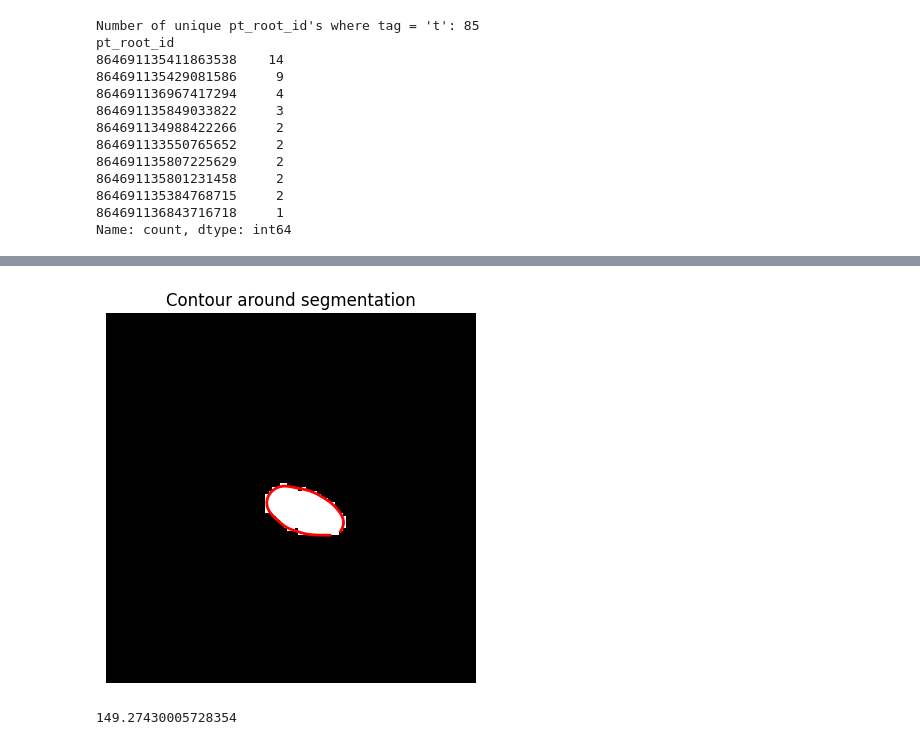
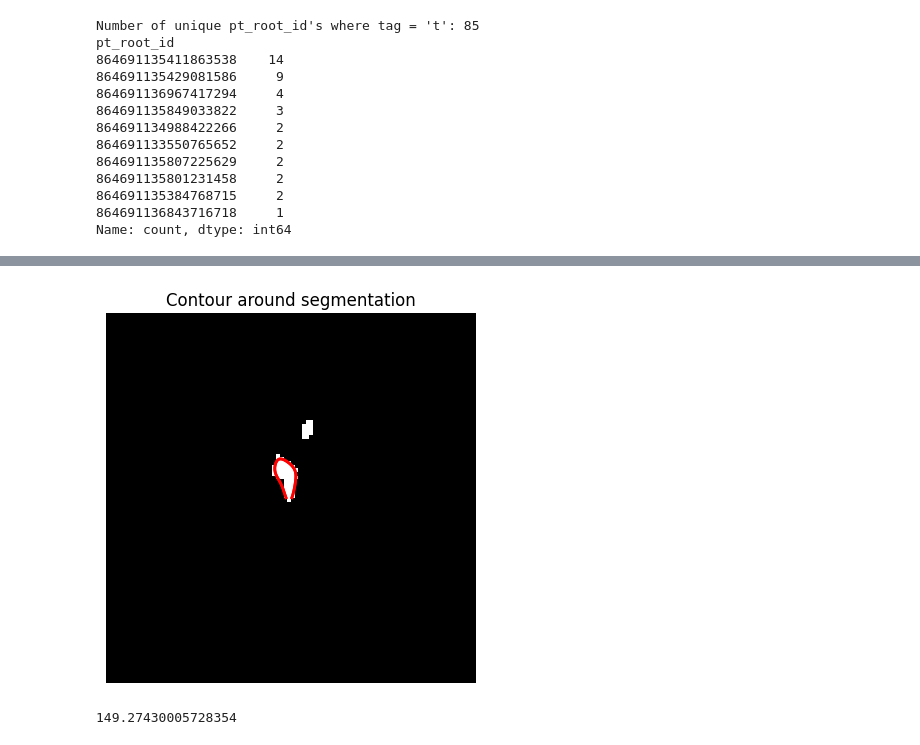
Before and after one commit to cshvarts/Myelin_Extract, a Jupyter notebook: test_0.ipynb, the cells around one changed output, grey strips where cells are left out. Drawn from its saved outputs; the diff is of its cells as text; code cells hidden in the pictures.

```diff
--- a/test_0.ipynb
+++ b/test_0.ipynb
@@ -184,11 +196,15 @@ img_client = ic.ImageryClient(client=client)
 ctr = [196128, 164134, 21225] #original
 # ctr = [196128, 164234, 21225]
 # ctr = [136058.0,	108980.0,	18497.0]
-pt_root_id = 864691135441799752
+# pt_root_id = 864691135441799752
+
+#checking:
+pt_root_id = 864691136673078663
+ctr = [178288, 193624, 18518]
 
 plane = 'xz'
 # box_sz_microns = 2.4 #Pick something divisible by 4.
-box_sz_microns = 4
+box_sz_microns = 5
 
 
 x_size = box_sz_microns * 1000 / 4
@@ -242,26 +258,32 @@ plt.show()
 # %%
 # Get contour of segmentation
 
 sigma = 3
 
 mask = segs > 1
 contours = find_contours(mask.astype(float), level=0.5)
-#select the contour that contains the center point
-contour = next(c for c in contours if Path(c).contains_point((segs.shape[0] // 2, segs.shape[1] // 2)))
+
+# select the contour that contains the center point
+# contour = next(c for c in contours if Path(c).contains_point((segs.shape[0] // 2, segs.shape[1] // 2)))
+
+#instead, select contour closest to the center point:
+contour = min(contours, key=lambda c: np.min(np.sum((c - [segs.shape[0] // 2, segs.shape[1] // 2])**2, axis=1)))
+
+
 
 smoothed_x = gaussian_filter1d(contour[:, 1], sigma)
 smoothed_y = gaussian_filter1d(contour[:, 0], sigma)
 
 contour_sm = np.stack([smoothed_y, smoothed_x], axis=1)
 
 plt.imshow(mask, cmap='gray')
 for contour in contours:
     plt.plot(contour_sm[:, 1], contour_sm[:, 0], linewidth=2, color='red')
 plt.title("Contour around segmentation")
 plt.axis('off')
 plt.show()
 # %% [output]
-[figure, old version]
+[figure, new version]
 # %%
 #Do normal based unwrapping to straighten the contour (make it easier on the classifier)
 
```
Also changed, not shown: parts of 8 cells of this notebook, 4 other files.
